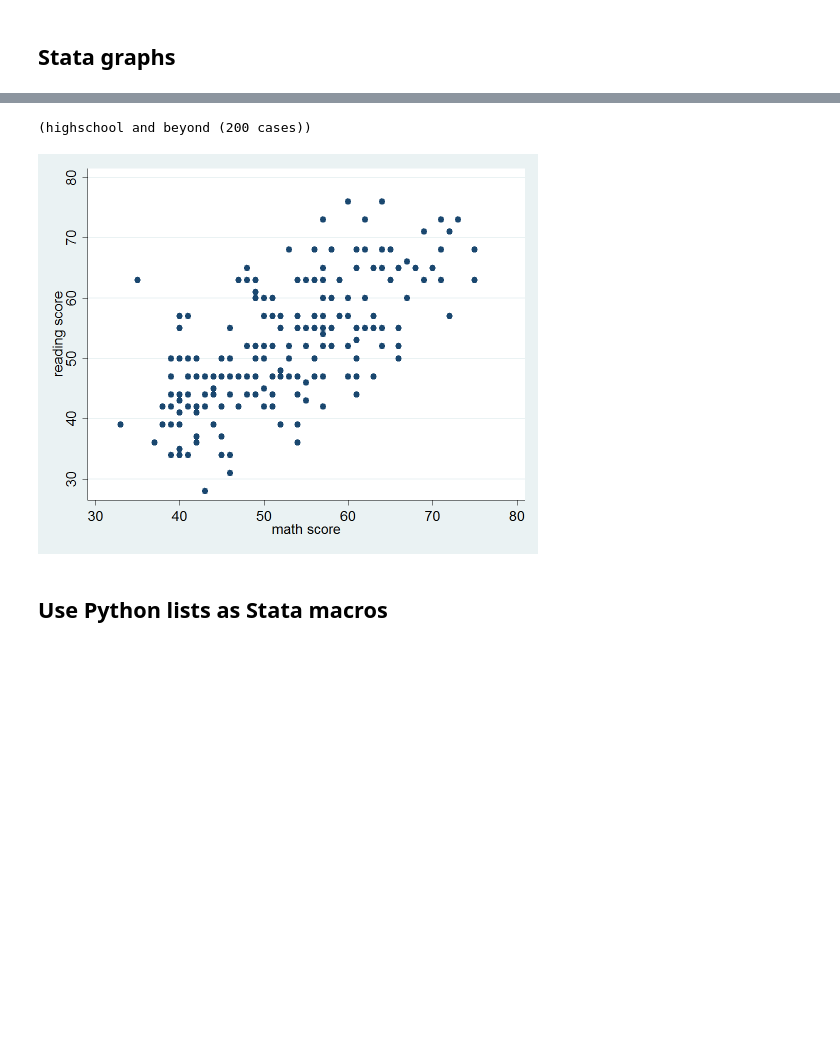
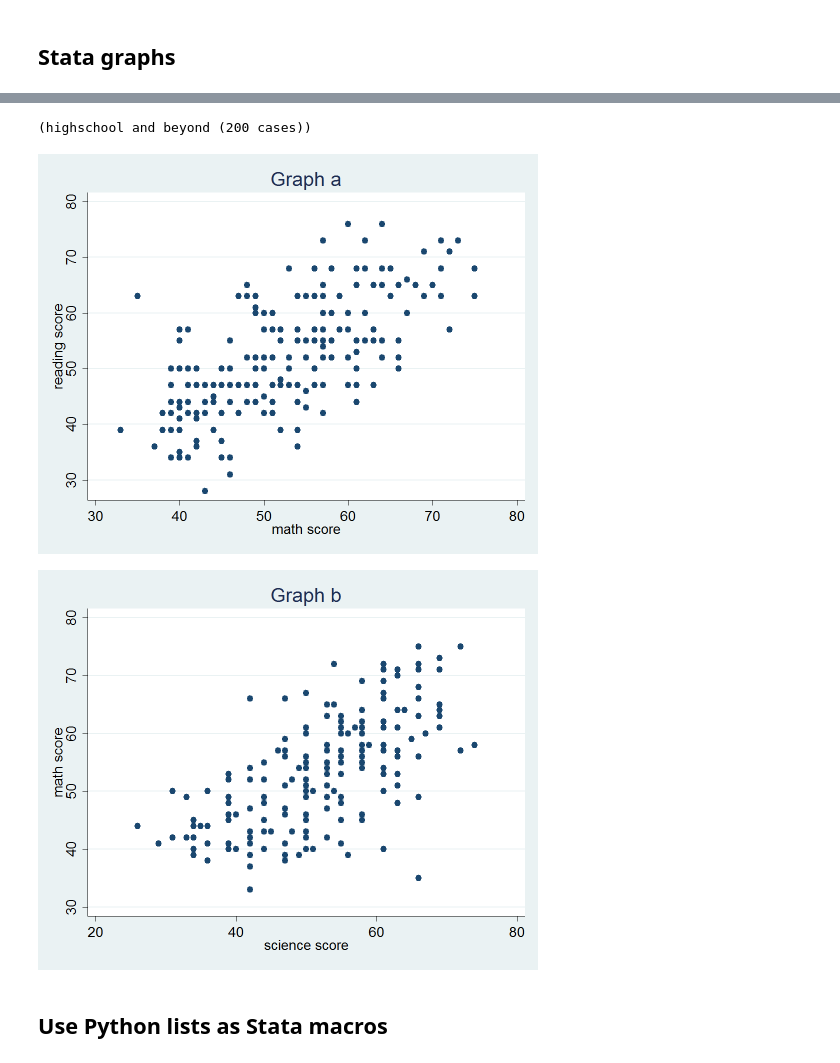
Before and after one commit to TiesdeKok/ipystata, a Jupyter notebook: ipystata/Example.ipynb, the cells around one changed output, grey strips where cells are left out. Drawn from its saved outputs; the diff is of its cells as text; code cells hidden in the pictures; blank space fills up the shorter version.

Commit message:
New graph method

```diff
--- a/ipystata/Example.ipynb
+++ b/ipystata/Example.ipynb
@@ -83,10 +96,13 @@ This will only work for one graph per cell (it will display the most recent grap
 # %%
-%%stata -s graph_session --graph
+%%stata -s graph_session
 use http://www.ats.ucla.edu/stat/stata/notes/hsb2, clear
-graph twoway scatter read math
+graph twoway scatter read math, name(a, replace) title("Graph a")
+
+graph twoway scatter math science, name(b, replace) title("Graph b")
 # %% [output]
 (highschool and beyond (200 cases))
-[figure, old version]
+[figure, new version]
+[figure, added]
 # %% [markdown]
 ## Use Python lists as Stata macros
 # %% [markdown]
```
Also changed, not shown: parts of 11 cells of this notebook, 3 other files.
